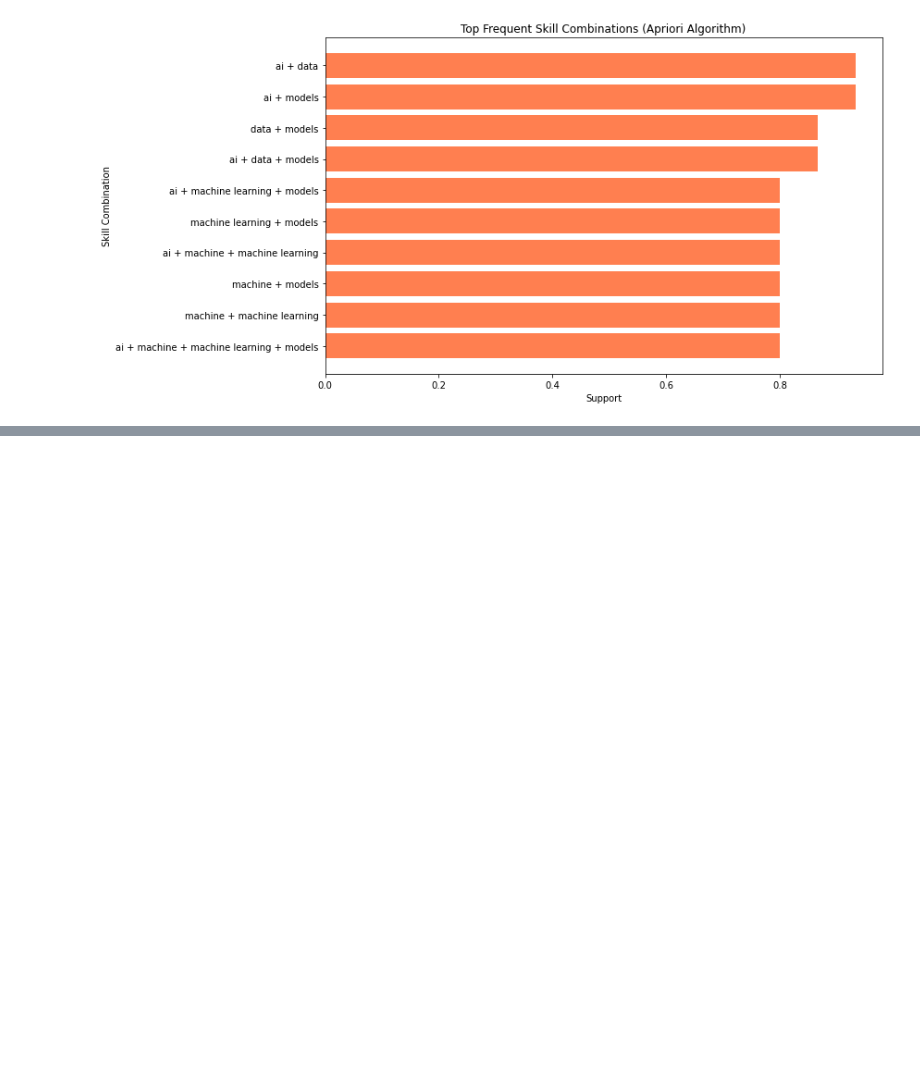
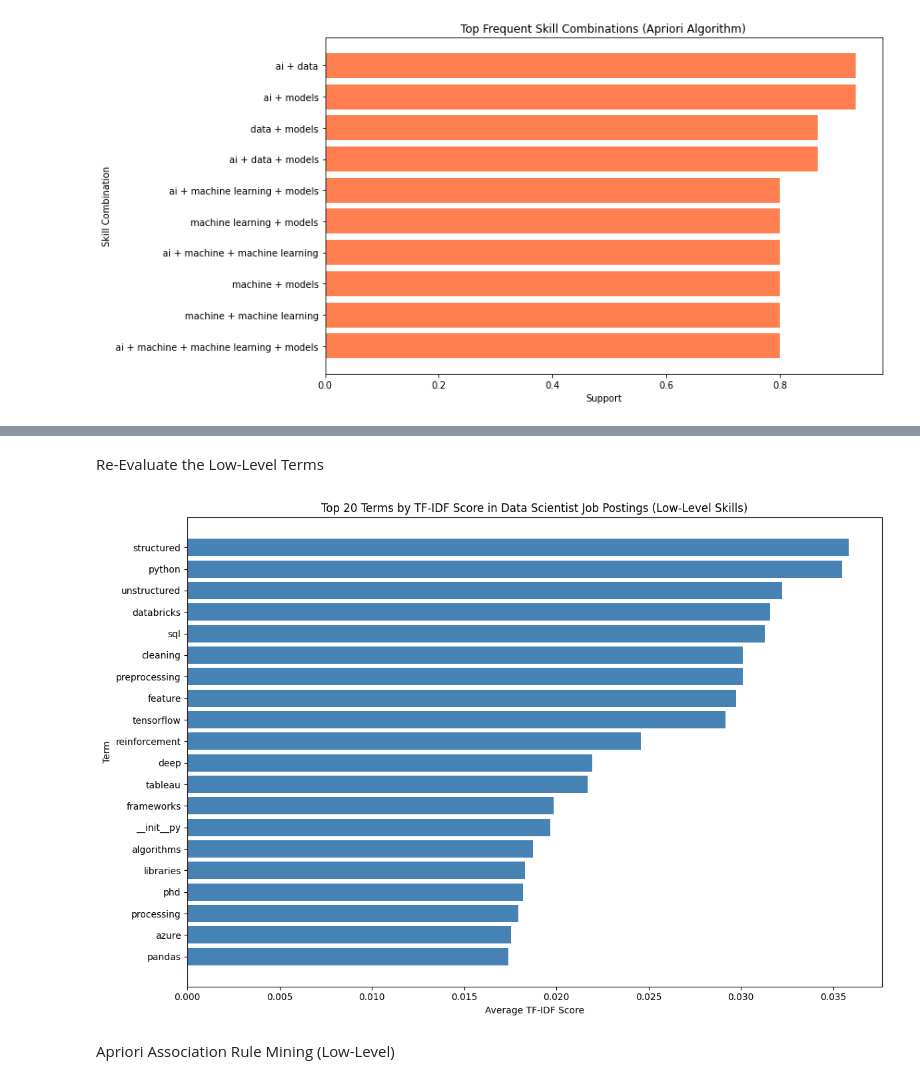
Before and after one commit to MeguKanzawa/csci185-job-portal-analysis, a Jupyter notebook: parse_indeed.ipynb, the cells around one changed output, grey strips where cells are left out. Cells and saved outputs as stored; diff of their text form; code cells hidden in the pictures; blank space fills up the shorter version.

Commit message:
Added low-level skills code

```diff
--- a/parse_indeed.ipynb
+++ b/parse_indeed.ipynb
@@ -650,0 +982,19 @@ if len(multi_item) > 0:
+# %% [markdown]
+Re-Evaluate the Low-Level Terms
+# %%
+import matplotlib.pyplot as plt
+
+plt.figure(figsize=(12, 8))
+top_terms = new_tfidf_results.head(20)
+plt.barh(range(len(top_terms)), top_terms['score'].values, color='steelblue')
+plt.yticks(range(len(top_terms)), top_terms['term'].values)
+plt.xlabel('Average TF-IDF Score')
+plt.ylabel('Term')
+plt.title('Top 20 Terms by TF-IDF Score in Data Scientist Job Postings (Low-Level Skills)')
+plt.gca().invert_yaxis()
+plt.tight_layout()
+plt.show()
+# %% [output]
+[figure, added]
+# %% [markdown]
+Apriori Association Rule Mining (Low-Level)
```
Also changed, not shown: parts of 16 cells of this notebook.
